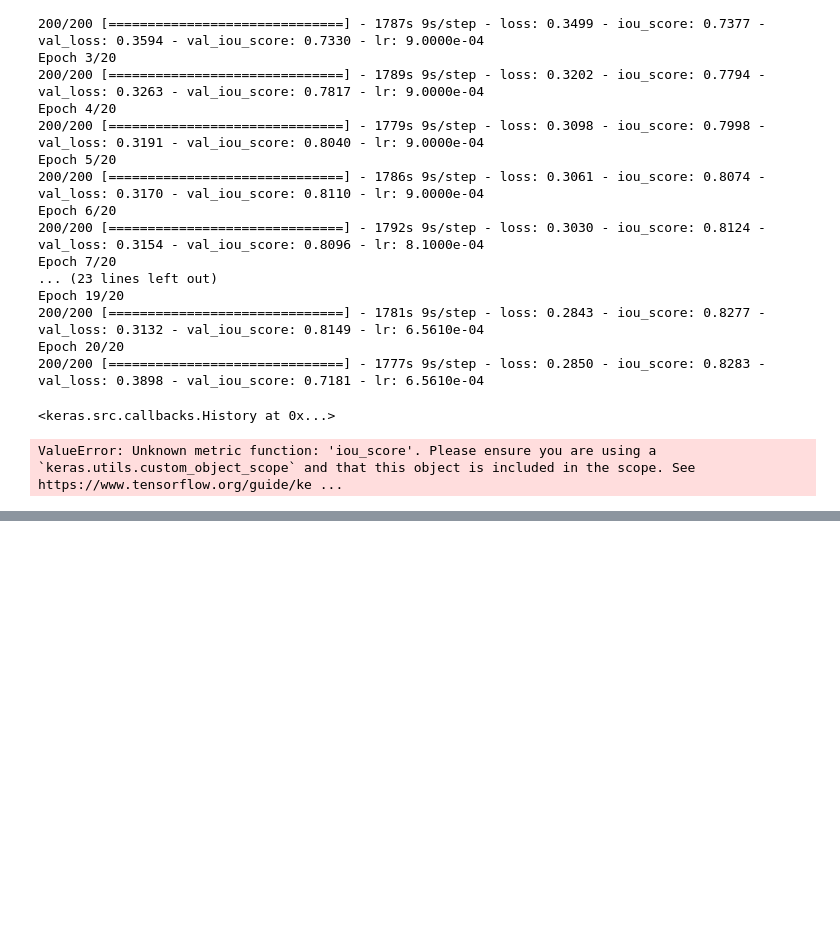
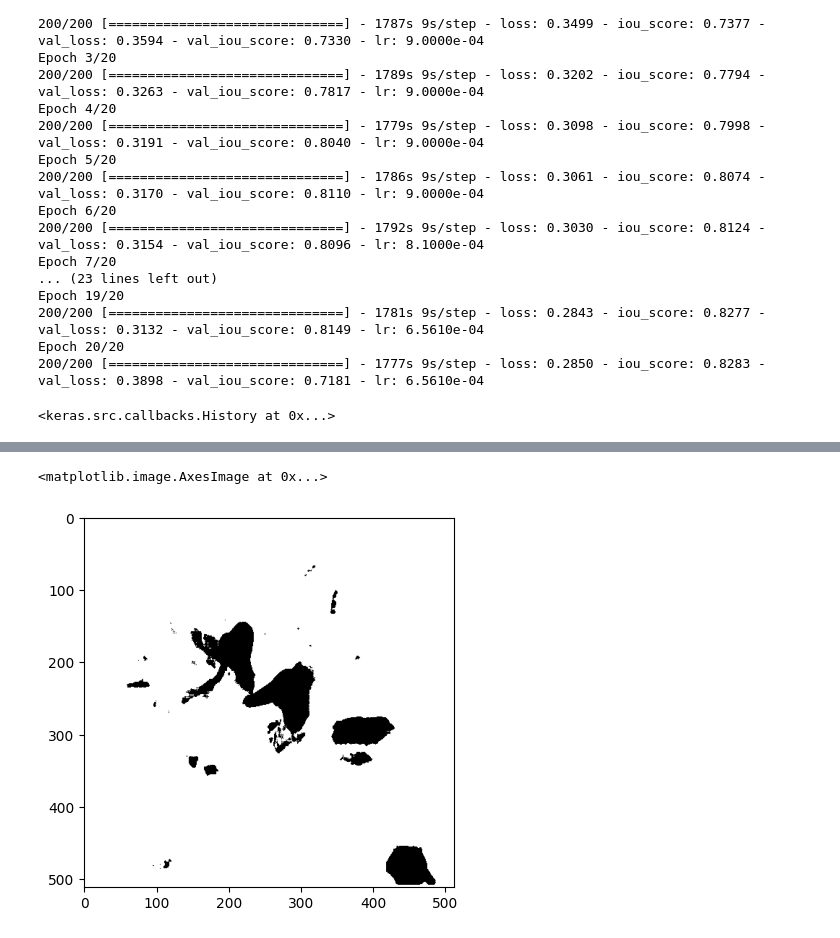
Before and after one commit to namanviber/Image-Forgery-Detection-DIP, a Jupyter notebook: phase2.ipynb, the cells around one changed output, grey strips where cells are left out. Drawn from its saved outputs; the diff is of its cells as text; code cells hidden in the pictures; blank space fills up the shorter version.

```diff
--- a/phase2.ipynb
+++ b/phase2.ipynb
@@ -333,6 +333,5 @@ model.save('phase2.h5')
 # %%
 from keras.models import load_model
 
-model = load_model('phase2.h5')
+
+model = load_model('phase2.h5', custom_objects={'iou_score': iou_score})
-# %% [output]
-ValueError: Unknown metric function: 'iou_score'. Please ensure you are using a `keras.utils.custom_object_scope` and that this object is included in the scope. See https://www.tensorflow.org/guide/ke ...
@@ -348,0 +338,27 @@ plt.imshow(img_arr[0])
+# %%
+def predict(img):
+    img = cv2.resize(img, (512, 512))
+    srm_img = cv2.filter2D(img, -1, filters)
+
+    img = np.expand_dims(img, axis=0)
+    srm_img = np.expand_dims(srm_img, axis=0)
+
+    prediction = model.predict([img, srm_img])
+
+    prediction = prediction.squeeze()
+
+    for i in range(prediction.shape[0]) :
+        for j in range(prediction.shape[1]) :
+            if prediction[i][j]>0.75 :
+                prediction[i][j]=1.0
+            else :
+                prediction[i][j]=0.0
+
+    return prediction
+# %%
+import matplotlib.pyplot as plt
+
+pred = predict(img)
+
+plt.imshow(pred,cmap='gray')
+# %% [output]
@@ -348,0 +366,2 @@ plt.imshow(img_arr[0])
+<matplotlib.image.AxesImage at 0x...>
+[figure, added]
```
Also changed, not shown: parts of 2 cells of this notebook, 3 other files.
